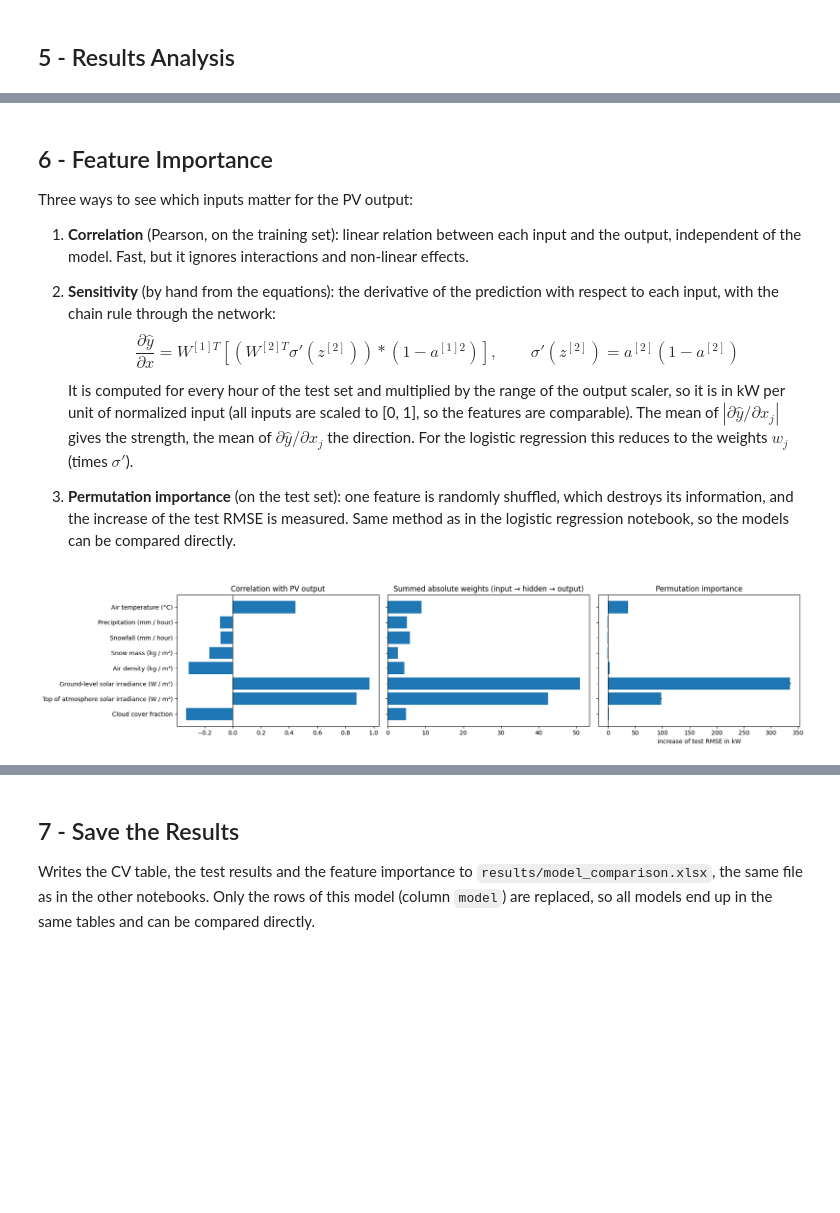
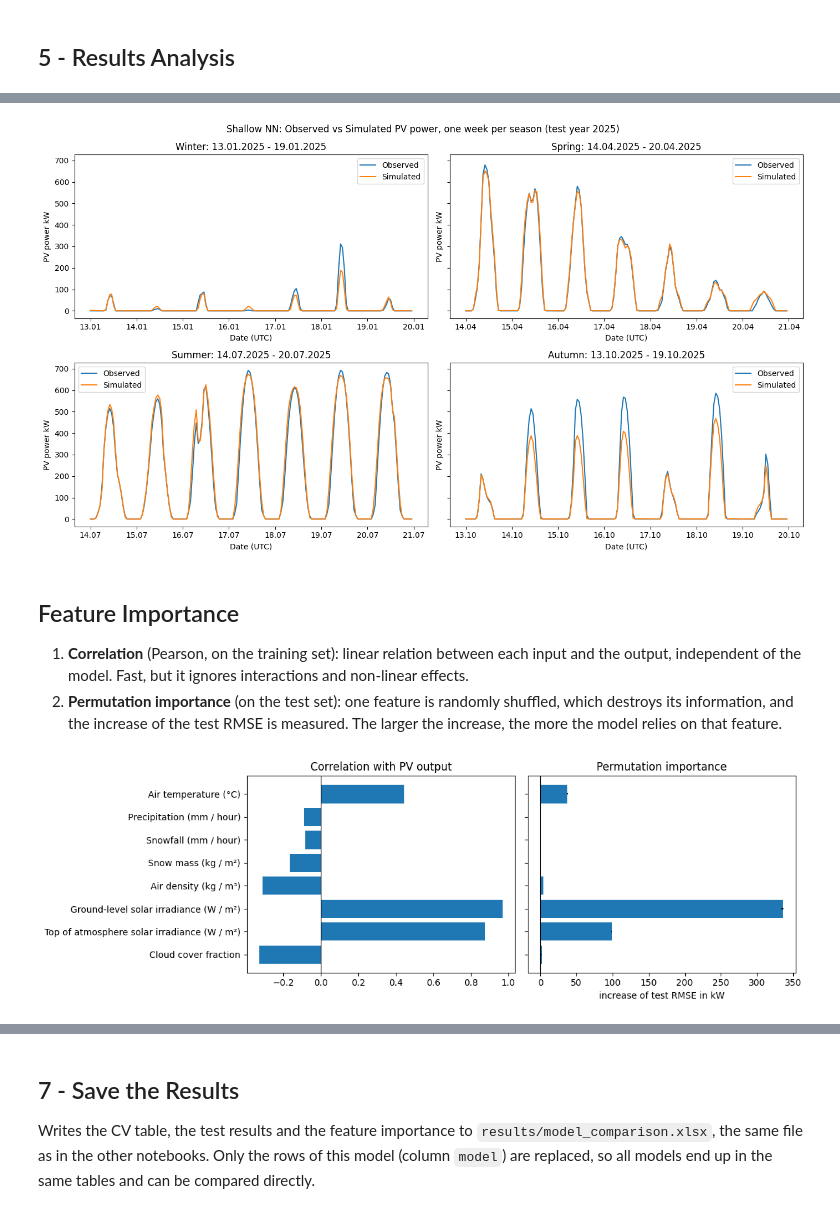
Before and after one commit to Natha-tc/MJ2507-AI-Project---Solar, a Jupyter notebook: 02_ShallowNN.ipynb, the cells around one changed output, grey strips where cells are left out. Drawn from its saved outputs; the diff is of its cells as text; code cells hidden in the pictures; blank space fills up the shorter version.

```diff
--- a/02_ShallowNN.ipynb
+++ b/02_ShallowNN.ipynb
@@ -679,20 +671,37 @@ plt.show()
+# %%
+# Plot one week per season (test year 2025)
+weeks = {"Winter": "2025-01-13",
+         "Spring": "2025-04-14",
+         "Summer": "2025-07-14",
+         "Autumn": "2025-10-13"}
+
+fig, axes = plt.subplots(2, 2, figsize=(14, 8), sharey=True)
+
+for ax, (season, start) in zip(axes.ravel(), weeks.items()):
+    start = pd.Timestamp(start)
+    end = start + pd.Timedelta(days=7)
+    week = (x >= start) & (x < end)
+
+    ax.plot(x[week], y1[week].ravel(), label='Observed')
+    ax.plot(x[week], y2[week].ravel(), label='Simulated')
+    ax.set_title(season + ": " + start.strftime("%d.%m.%Y") + " - " + (end - pd.Timedelta(days=1)).strftime("%d.%m.%Y"))
+    ax.xaxis.set_major_formatter(mdates.DateFormatter('%d.%m'))
+    ax.set_xlabel('Date (UTC)')
+    ax.set_ylabel('PV power kW')
+    ax.legend()
+
+fig.suptitle('Shallow NN: Observed vs Simulated PV power, one week per season (test year 2025)')
+plt.tight_layout()
+plt.show()
+# %% [output]
+[figure, added]
 # %% [markdown]
-## 6 - Feature Importance
-
-Three ways to see which inputs matter for the PV output:
-
+## Feature Importance
 1. **Correlation** (Pearson, on the training set): linear relation between each input and the output, independent of the model. Fast, but it ignores interactions and non-linear effects.
-2. **Sensitivity** (by hand from the equations): the derivative of the prediction with respect to each input, with the chain rule through the network:
-$$\frac{\partial \hat{y}}{\partial x} = W^{[1]T} \left[ \left( W^{[2]T} \sigma'(z^{[2]}) \right) * \left(1 - a^{[1]2}\right) \right], \qquad \sigma'(z^{[2]}) = a^{[2]}(1 - a^{[2]})$$
-It is computed for every hour of the test set and multiplied by the range of the output scaler, so it is in kW per unit of normalized input (all inputs are scaled to [0, 1], so the features are comparable). The mean of $|\partial \hat{y} / \partial x_j|$ gives the strength, the mean of $\partial \hat{y} / \partial x_j$ the direction. For the logistic regression this reduces to the weights $w_j$ (times $\sigma'$).
-
-3. **Permutation importance** (on the test set): one feature is randomly shuffled, which destroys its information, and the increase of the test RMSE is measured. Same method as in the logistic regression notebook, so the models can be compared directly.
+2. **Permutation importance** (on the test set): one feature is randomly shuffled, which destroys its information, and the increase of the test RMSE is measured. The larger the increase, the more the model relies on that feature.
 # %%
 feature_names = data.columns[0:8]
-W1 = parameters["W1"]
-W2 = parameters["W2"]
 
-# readable feature names (used in the plot and in the results table)
 label_map = {"t2m": "Air temperature (°C)",
              "prectotland": "Precipitation (mm / hour)",
              "precsnoland": "Snowfall (mm / hour)",
@@ -706,48 +715,41 @@ plot_labels = [label_map[f] for f in feature_names]
 # 1. correlation of every input with the output (training set only)
 correlation = data.iloc[:split].corr()[data.columns[-1]][feature_names]
 
-# 2. weights of the model: a shallow NN has no single weight per input, so the absolute
-#    paths input -> hidden unit -> output are summed up (inputs are normalized, so the values are comparable)
-weights = (np.abs(W2) @ np.abs(W1)).flatten()
-
-# 3. permutation importance: shuffle one feature of the test set and measure the increase of the RMSE in kW
+# 2. permutation importance: shuffle one feature of the test set and measure the increase of the RMSE in kW
 n_repeats = 5
 rng = np.random.default_rng(0)
 base_rmse = test_scores["RMSE"]
 perm_importance = np.zeros((len(feature_names), n_repeats))
 
 for j in range(len(feature_names)):
     for r in range(n_repeats):
         x_shuffled = test_set_x_normalized.copy()
         x_shuffled[j, :] = rng.permutation(x_shuffled[j, :])
         y_shuffled_kw = scaler_y.inverse_transform(predict(parameters, x_shuffled).T)
         perm_importance[j, r] = evaluate(test_set_y_orig, y_shuffled_kw)["RMSE"] - base_rmse
 
 feature_importance = pd.DataFrame({"model": model_name,
                                    "feature": plot_labels,
                                    "correlation_with_output": correlation.values,
-                                   "abs_weight": weights,
                                    "permutation_RMSE_increase_kW": perm_importance.mean(axis=1),
                                    "permutation_RMSE_increase_std": perm_importance.std(axis=1)})
 
-fig, ax = plt.subplots(1, 3, figsize=(18, 4), sharey=True)
+fig, ax = plt.subplots(1, 2, figsize=(12, 4), sharey=True)
 
 ax[0].barh(plot_labels, correlation.values)
 ax[0].set_title('Correlation with PV output')
-ax[1].barh(plot_labels, weights)
-ax[1].set_title('Summed absolute weights (input → hidden → output)')
-ax[2].barh(plot_labels, perm_importance.mean(axis=1), xerr=perm_importance.std(axis=1))
-ax[2].set_title('Permutation importance')
-ax[2].set_xlabel('increase of test RMSE in kW')
+ax[1].barh(plot_labels, perm_importance.mean(axis=1), xerr=perm_importance.std(axis=1))
+ax[1].set_title('Permutation importance')
+ax[1].set_xlabel('increase of test RMSE in kW')
 
-ax[0].invert_yaxis()    # order of the features
+ax[0].invert_yaxis()
 
 for a in ax:
     a.axvline(0, color='black', linewidth=0.8)
 
 plt.tight_layout()
 plt.show()
 
 feature_importance.sort_values("permutation_RMSE_increase_kW", ascending=False)
 # %% [output]
-[figure, old version]
+[figure, new version]
```
Also changed, not shown: parts of 6 cells of this notebook, 2 other files.
